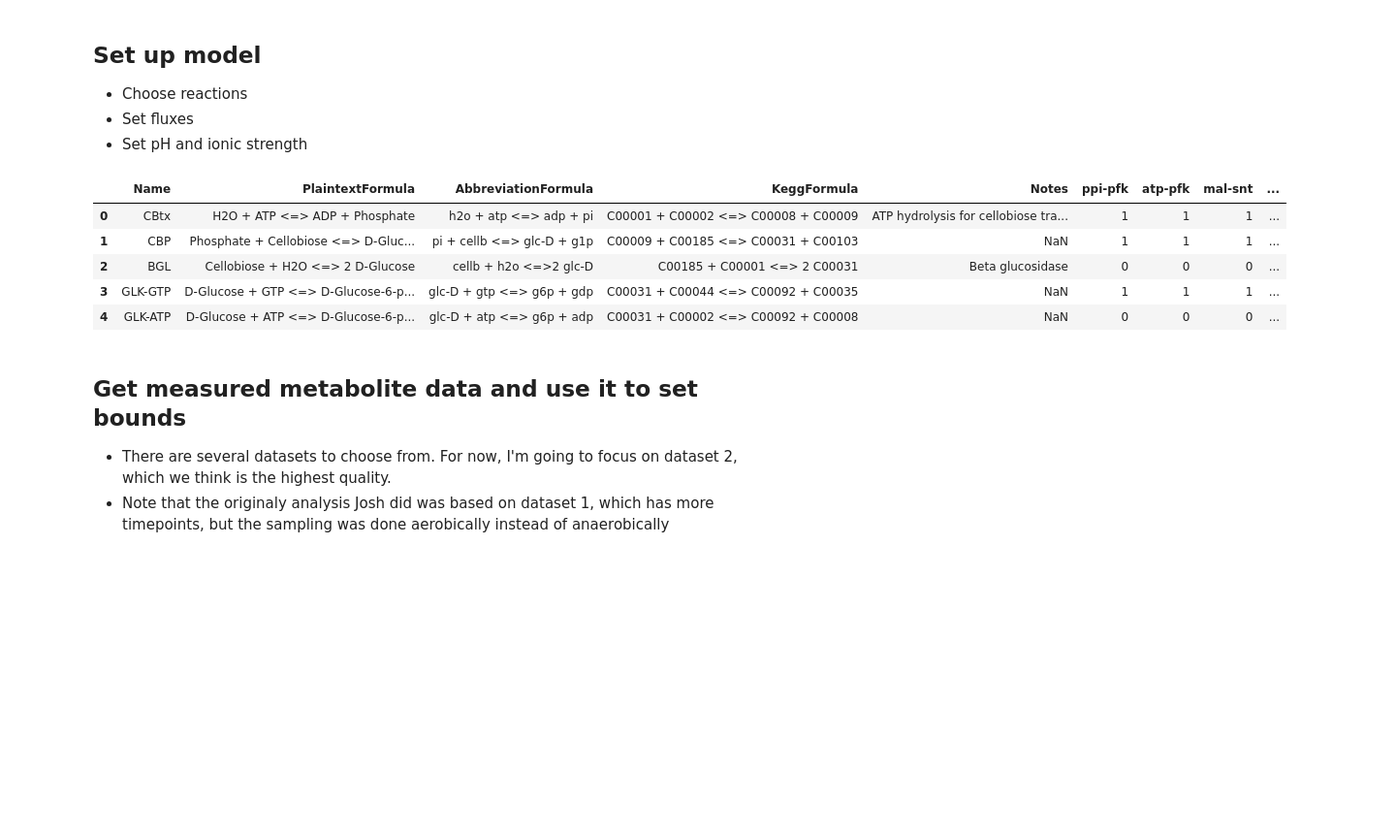
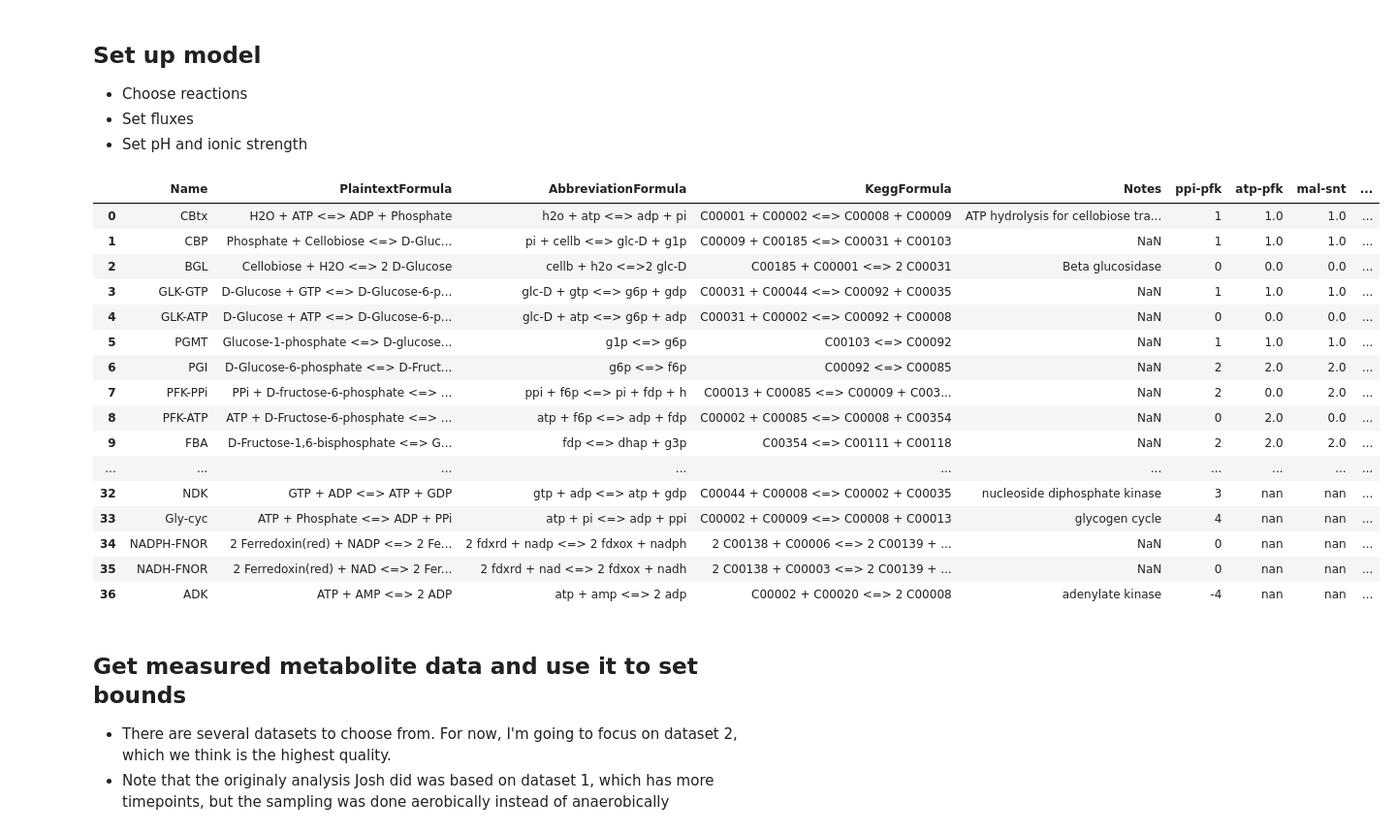
Before and after one commit to satyakamdash/Ctherm_thermo, a Jupyter notebook: Analyzing_metabolites_DO.ipynb, the cells around one changed output. Shown at 97% size. Drawn from its saved outputs; the diff is of its cells as text; code cells hidden in the pictures; blank space fills up the shorter version.

```diff
--- a/Analyzing_metabolites_DO.ipynb
+++ b/Analyzing_metabolites_DO.ipynb
@@ -70,28 +73,39 @@ ktaDict = dict(zip(kta.index.str.upper(), kta['ABBREVIATION'].values))
 # %%
 # need to declare pH and ionic strength constants at the beginning
 # they are used in the make_pathway function
-modelFileName = 'cth_thermo_model_DO_SD2.xlsx'
+modelFileName = 'cth_thermo_model_DO_SD3.xlsx'
 PH = 7.0
 IS = 0.1
 
 # load stoichiometric model from Excel file
 allRxnDf = pd.read_excel(modelFileName, # using Satya's version
                          sheet_name = 'reactions')
 # make list of flux sets from excel file column names
 # all of the column names from 'ppi-pfk' to 'mal-gapn' inclusive
 fluxSets = allRxnDf.loc[:,'ppi-pfk':].columns.values
 
 # load bounds information from the model
 boundsDf = pd.read_excel(modelFileName, # using Satya's version
                          sheet_name = 'metabolite_bounds')
-allRxnDf[:5]
+allRxnDf
 # %% [output]
 |  | Name | PlaintextFormula | AbbreviationFormula | KeggFormula | Notes | ppi-pfk | atp-pfk | mal-snt | ... |
-| 0 | CBtx | H2O + ATP <=> ADP + Phosphate | h2o + atp <=> adp + pi | C00001 + C00002 <=> C00008 + C00009 | ATP hydrolysis for cellobiose tra... | 1 | 1 | 1 | ... |
-| 1 | CBP | Phosphate + Cellobiose <=> D-Gluc... | pi + cellb <=> glc-D + g1p | C00009 + C00185 <=> C00031 + C00103 | NaN | 1 | 1 | 1 | ... |
-| 2 | BGL | Cellobiose + H2O <=> 2 D-Glucose | cellb + h2o <=>2 glc-D | C00185 + C00001 <=> 2 C00031 | Beta glucosidase | 0 | 0 | 0 | ... |
-| 3 | GLK-GTP | D-Glucose + GTP <=> D-Glucose-6-p... | glc-D + gtp <=> g6p + gdp | C00031 + C00044 <=> C00092 + C00035 | NaN | 1 | 1 | 1 | ... |
-| 4 | GLK-ATP | D-Glucose + ATP <=> D-Glucose-6-p... | glc-D + atp <=> g6p + adp | C00031 + C00002 <=> C00092 + C00008 | NaN | 0 | 0 | 0 | ... |
+| 0 | CBtx | H2O + ATP <=> ADP + Phosphate | h2o + atp <=> adp + pi | C00001 + C00002 <=> C00008 + C00009 | ATP hydrolysis for cellobiose tra... | 1 | 1.0 | 1.0 | ... |
+| 1 | CBP | Phosphate + Cellobiose <=> D-Gluc... | pi + cellb <=> glc-D + g1p | C00009 + C00185 <=> C00031 + C00103 | NaN | 1 | 1.0 | 1.0 | ... |
+| 2 | BGL | Cellobiose + H2O <=> 2 D-Glucose | cellb + h2o <=>2 glc-D | C00185 + C00001 <=> 2 C00031 | Beta glucosidase | 0 | 0.0 | 0.0 | ... |
+| 3 | GLK-GTP | D-Glucose + GTP <=> D-Glucose-6-p... | glc-D + gtp <=> g6p + gdp | C00031 + C00044 <=> C00092 + C00035 | NaN | 1 | 1.0 | 1.0 | ... |
+| 4 | GLK-ATP | D-Glucose + ATP <=> D-Glucose-6-p... | glc-D + atp <=> g6p + adp | C00031 + C00002 <=> C00092 + C00008 | NaN | 0 | 0.0 | 0.0 | ... |
+| 5 | PGMT | Glucose-1-phosphate <=> D-glucose... | g1p <=> g6p | C00103 <=> C00092 | NaN | 1 | 1.0 | 1.0 | ... |
+| 6 | PGI | D-Glucose-6-phosphate <=> D-Fruct... | g6p <=> f6p | C00092 <=> C00085 | NaN | 2 | 2.0 | 2.0 | ... |
+| 7 | PFK-PPi | PPi + D-fructose-6-phosphate <=> ... | ppi + f6p <=> pi + fdp + h | C00013 + C00085 <=> C00009 + C003... | NaN | 2 | 0.0 | 2.0 | ... |
+| 8 | PFK-ATP | ATP + D-Fructose-6-phosphate <=> ... | atp + f6p <=> adp + fdp | C00002 + C00085 <=> C00008 + C00354 | NaN | 0 | 2.0 | 0.0 | ... |
+| 9 | FBA | D-Fructose-1,6-bisphosphate <=> G... | fdp <=> dhap + g3p | C00354 <=> C00111 + C00118 | NaN | 2 | 2.0 | 2.0 | ... |
+| ... | ... | ... | ... | ... | ... | ... | ... | ... | ... |
+| 32 | NDK | GTP + ADP <=> ATP + GDP | gtp + adp <=> atp + gdp | C00044 + C00008 <=> C00002 + C00035 | nucleoside diphosphate kinase | 3 | nan | nan | ... |
+| 33 | Gly-cyc | ATP + Phosphate <=> ADP + PPi | atp + pi <=> adp + ppi | C00002 + C00009 <=> C00008 + C00013 | glycogen cycle | 4 | nan | nan | ... |
+| 34 | NADPH-FNOR | 2 Ferredoxin(red) + NADP <=> 2 Fe... | 2 fdxrd + nadp <=> 2 fdxox + nadph | 2 C00138 + C00006 <=> 2 C00139 + ... | NaN | 0 | nan | nan | ... |
+| 35 | NADH-FNOR | 2 Ferredoxin(red) + NAD <=> 2 Fer... | 2 fdxrd + nad <=> 2 fdxox + nadh | 2 C00138 + C00003 <=> 2 C00139 + ... | NaN | 0 | nan | nan | ... |
+| 36 | ADK | ATP + AMP <=> 2 ADP | atp + amp <=> 2 adp | C00002 + C00020 <=> 2 C00008 | adenylate kinase | -4 | nan | nan | ... |
 # %%
 def make_pathway(fluxSet, allRxnDf):
     """
```
Also changed, not shown: parts of 8 cells of this notebook, 13 other files.
